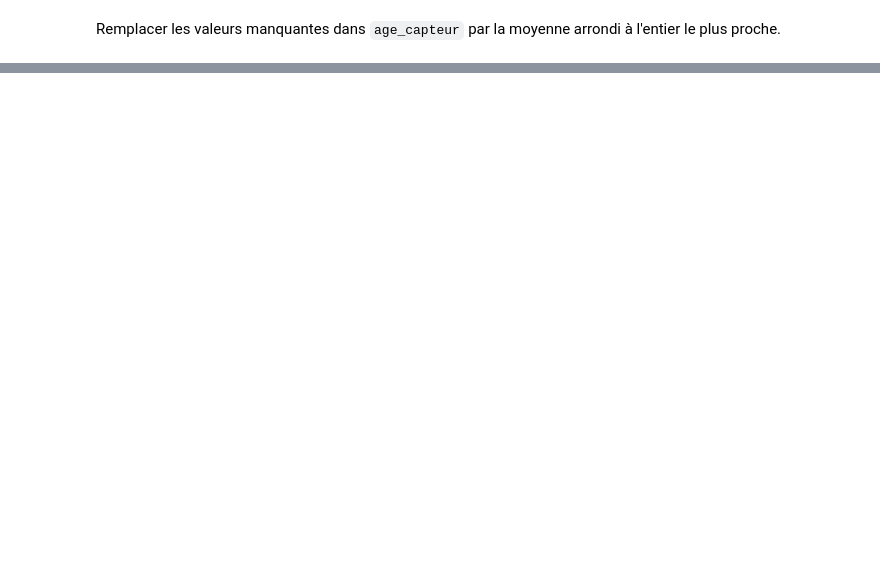
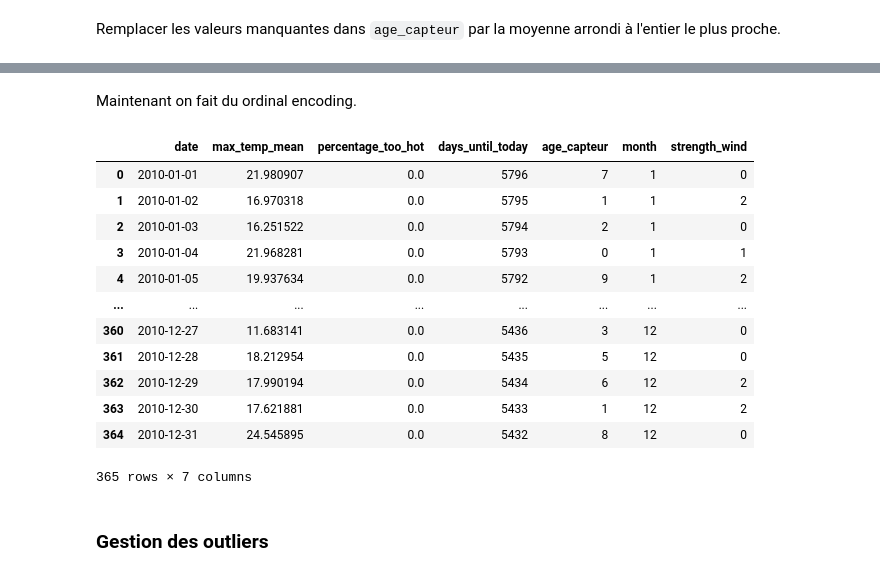
Before and after one commit to colasangela/prepa_test_technique, a Jupyter notebook: main_questions.ipynb, the cells around one changed output, grey strips where cells are left out. Saved outputs shown, nothing was run; the diff lists cells and outputs as text; code cells hidden in the pictures; blank space fills up the shorter version.

```diff
--- a/main_questions.ipynb
+++ b/main_questions.ipynb
@@ -451,0 +454,3 @@ df_bilan
+# %%
+df_bilan["month"] = df_bilan["date"].dt.month
+df_bilan
@@ -451,0 +473,4 @@ df_bilan
+# %%
+set_strength = ["weak","moderate","strong"]
+df_bilan["strength_wind"] = np.random.choice(set_strength, len(df_bilan))
+df_bilan.head(5)
@@ -451,0 +484,23 @@ df_bilan
+# %% [markdown]
+Maintenant on fait du ordinal encoding.
+# %%
+from sklearn.preprocessing import OrdinalEncoder
+encodeur = OrdinalEncoder(categories=[['weak', 'moderate', 'strong']]) # si on ne met pas categories, il peut les deviner
+df_bilan["strength_wind"] = encodeur.fit_transform(df_bilan[["strength_wind"]]).astype(int)
+df_bilan
+# %% [output]
+|  | date | max_temp_mean | percentage_too_hot | days_until_today | age_capteur | month | strength_wind |
+| 0 | 2010-01-01 | 21.980907 | 0.0 | 5796 | 7 | 1 | 0 |
+| 1 | 2010-01-02 | 16.970318 | 0.0 | 5795 | 1 | 1 | 2 |
+| 2 | 2010-01-03 | 16.251522 | 0.0 | 5794 | 2 | 1 | 0 |
+| 3 | 2010-01-04 | 21.968281 | 0.0 | 5793 | 0 | 1 | 1 |
+| 4 | 2010-01-05 | 19.937634 | 0.0 | 5792 | 9 | 1 | 2 |
+| ... | ... | ... | ... | ... | ... | ... | ... |
+| 360 | 2010-12-27 | 11.683141 | 0.0 | 5436 | 3 | 12 | 0 |
+| 361 | 2010-12-28 | 18.212954 | 0.0 | 5435 | 5 | 12 | 0 |
+| 362 | 2010-12-29 | 17.990194 | 0.0 | 5434 | 6 | 12 | 2 |
+| 363 | 2010-12-30 | 17.621881 | 0.0 | 5433 | 1 | 12 | 2 |
+| 364 | 2010-12-31 | 24.545895 | 0.0 | 5432 | 8 | 12 | 0 |
+365 rows × 7 columns
+# %% [markdown]
+### Gestion des outliers
```
Also changed, not shown: parts of 49 cells of this notebook.
